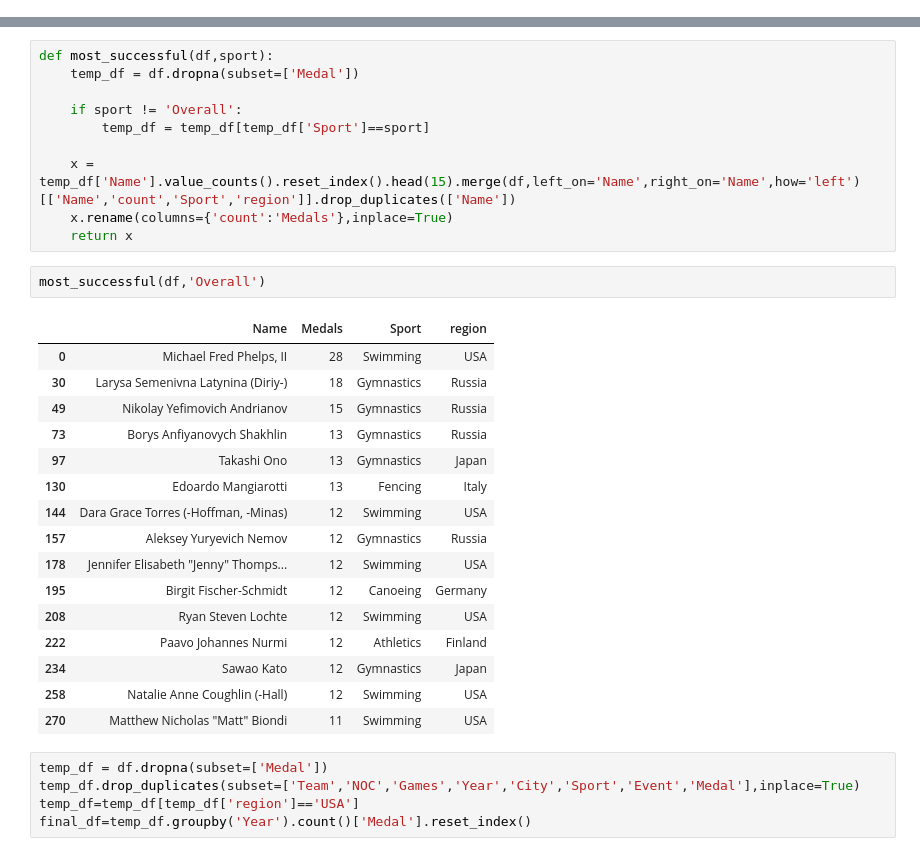
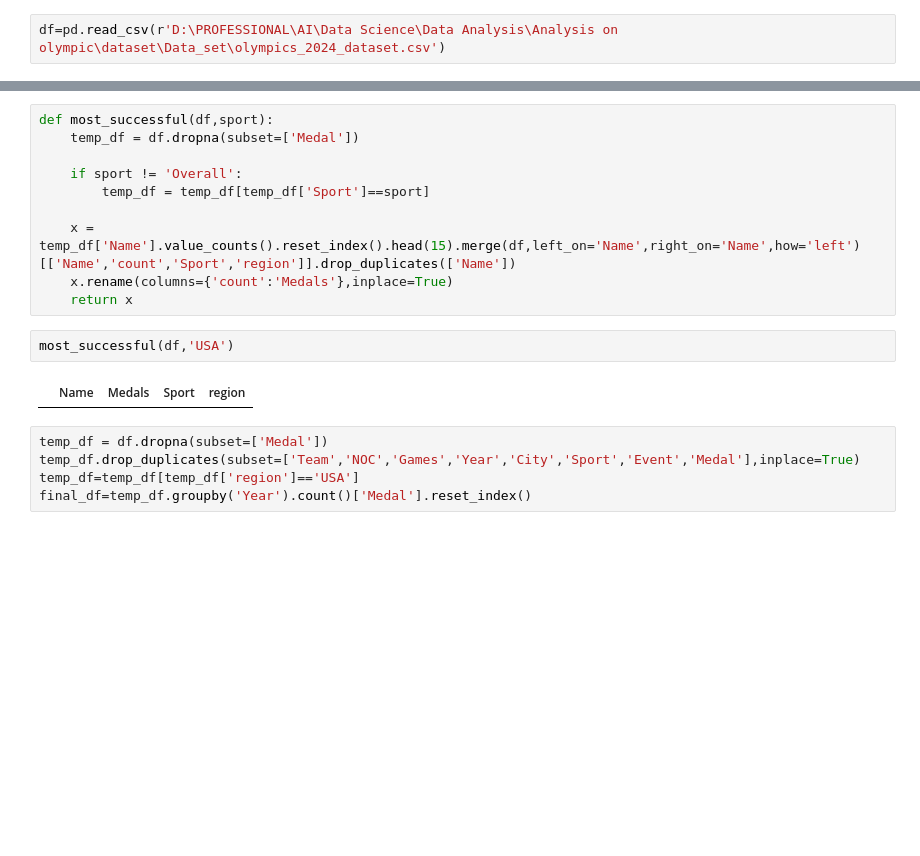
Before and after one commit to Razakhan143/Data-Science, a Jupyter notebook: Data Analysis/Analysis on olympic/Olympic_Analysis.ipynb, the cells around one changed output, grey strips where cells are left out. Cells and saved outputs as stored; diff of their text form; blank space fills up the shorter version.

```diff
--- a/Data Analysis/Analysis on olympic/Olympic_Analysis.ipynb
+++ b/Data Analysis/Analysis on olympic/Olympic_Analysis.ipynb
@@ -270,3 +245,5 @@ Index: []
+# %%
+df=pd.read_csv(r'D:\PROFESSIONAL\AI\Data Science\Data Analysis\Analysis on olympic\dataset\Data_set\olympics_2024_dataset.csv')
 # %%
 df['Year'].unique().shape[0]-1
 # %% [output]
@@ -438,24 +384,9 @@ def most_successful(df,sport):
     x.rename(columns={'count':'Medals'},inplace=True)
     return x
 # %%
-most_successful(df,'Overall')
+most_successful(df,'USA')
 # %% [output]
 |  | Name | Medals | Sport | region |
-| 0 | Michael Fred Phelps, II | 28 | Swimming | USA |
-| 30 | Larysa Semenivna Latynina (Diriy-) | 18 | Gymnastics | Russia |
-| 49 | Nikolay Yefimovich Andrianov | 15 | Gymnastics | Russia |
-| 73 | Borys Anfiyanovych Shakhlin | 13 | Gymnastics | Russia |
-| 97 | Takashi Ono | 13 | Gymnastics | Japan |
-| 130 | Edoardo Mangiarotti | 13 | Fencing | Italy |
-| 144 | Dara Grace Torres (-Hoffman, -Minas) | 12 | Swimming | USA |
-| 157 | Aleksey Yuryevich Nemov | 12 | Gymnastics | Russia |
-| 178 | Jennifer Elisabeth "Jenny" Thomps... | 12 | Swimming | USA |
-| 195 | Birgit Fischer-Schmidt | 12 | Canoeing | Germany |
-| 208 | Ryan Steven Lochte | 12 | Swimming | USA |
-| 222 | Paavo Johannes Nurmi | 12 | Athletics | Finland |
-| 234 | Sawao Kato | 12 | Gymnastics | Japan |
-| 258 | Natalie Anne Coughlin (-Hall) | 12 | Swimming | USA |
-| 270 | Matthew Nicholas "Matt" Biondi | 11 | Swimming | USA |
 # %%
 temp_df = df.dropna(subset=['Medal'])
 temp_df.drop_duplicates(subset=['Team','NOC','Games','Year','City','Sport','Event','Medal'],inplace=True)
```
Also changed, not shown: parts of 34 cells of this notebook, 1 other file.
